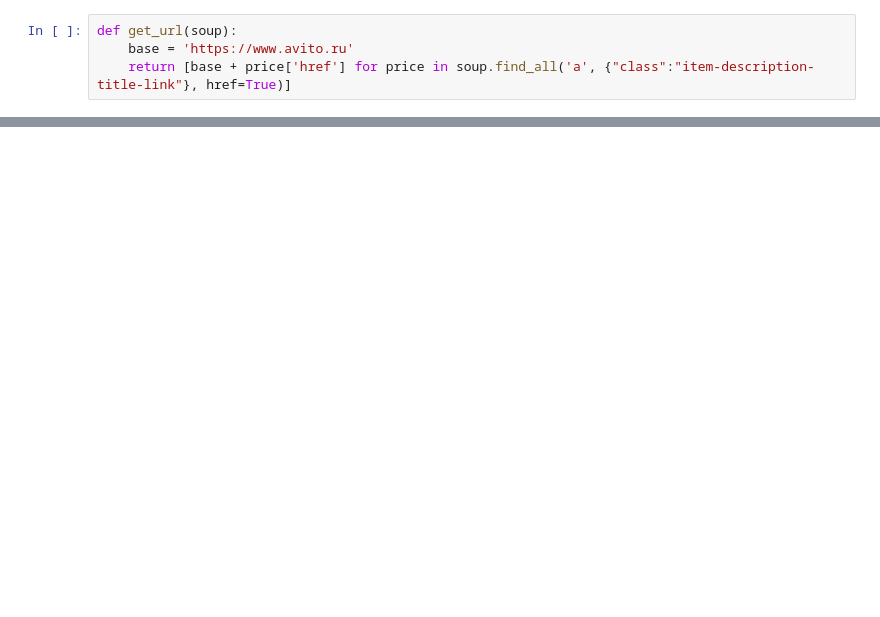
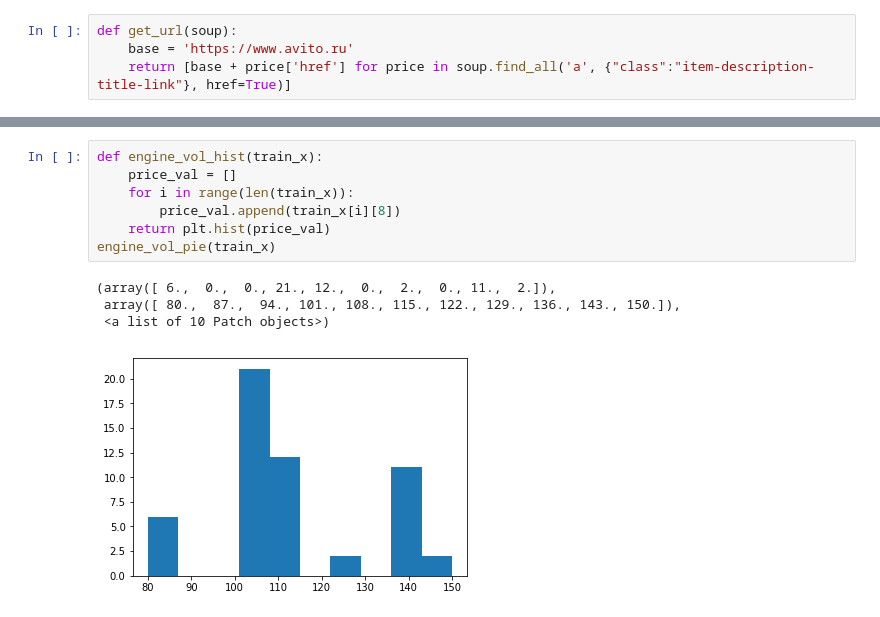
Before and after one commit to dslvt/on-na, a Jupyter notebook: jnotebook/site parsing.ipynb, the cells around one changed output, grey strips where cells are left out. Drawn from its saved outputs; the diff is of its cells as text; blank space fills up the shorter version.

```diff
--- a/jnotebook/site parsing.ipynb
+++ b/jnotebook/site parsing.ipynb
@@ -369,0 +332,12 @@ soupt = bf(dt.data, 'html.parser')
+# %%
+def engine_vol_hist(train_x):
+    price_val = []
+    for i in range(len(train_x)):
+        price_val.append(train_x[i][8])
+    return plt.hist(price_val)
+engine_vol_pie(train_x)
+# %% [output]
+(array([ 6.,  0.,  0., 21., 12.,  0.,  2.,  0., 11.,  2.]),
+ array([ 80.,  87.,  94., 101., 108., 115., 122., 129., 136., 143., 150.]),
+ <a list of 10 Patch objects>)
+[figure, added]
```
Also changed, not shown: parts of 28 cells of this notebook, 11 other files.
